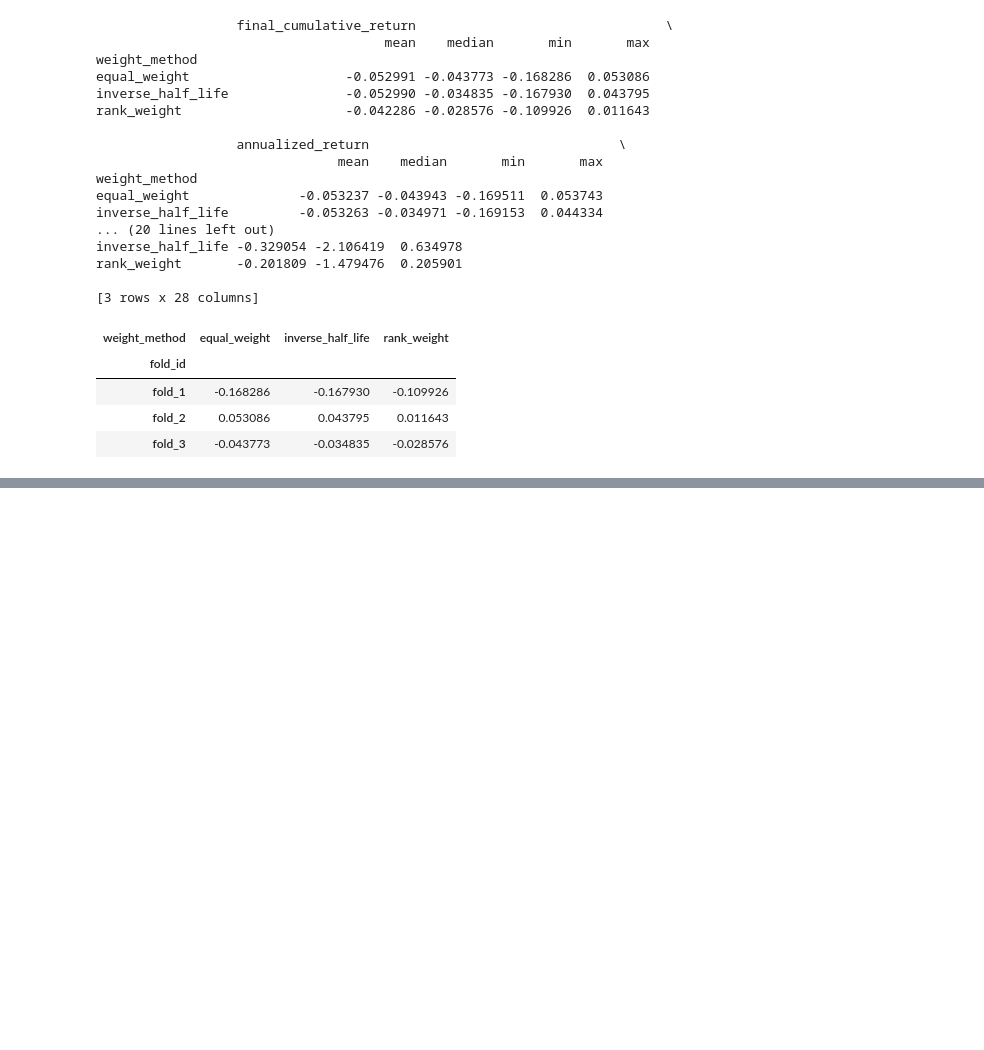
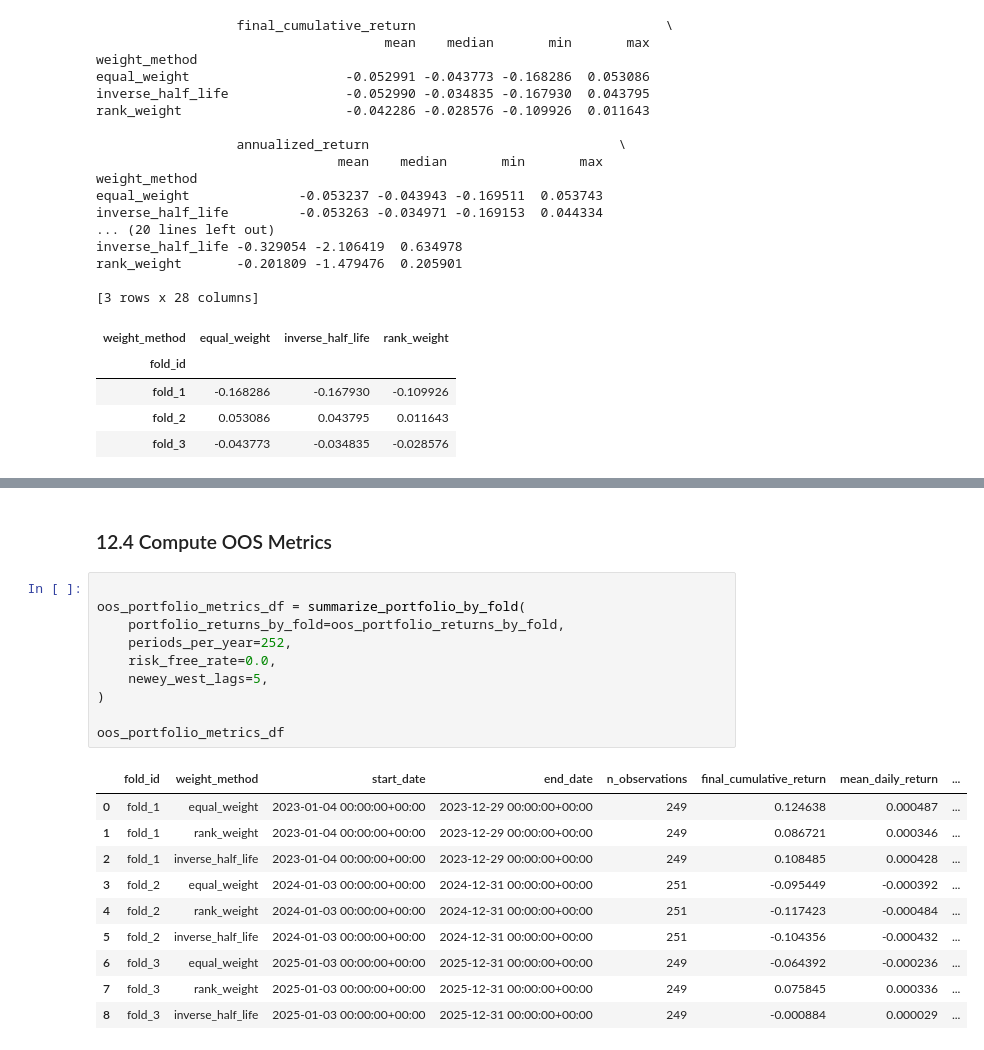
Before and after one commit to aditiseshadricodes/QuantProjects, a Jupyter notebook: pairs-trading-ai-tech/notebooks/03_portfolio_backtest_v2.ipynb, the cells around one changed output, grey strips where cells are left out. Drawn from its saved outputs; the diff is of its cells as text; blank space fills up the shorter version.

```diff
--- a/pairs-trading-ai-tech/notebooks/03_portfolio_backtest_v2.ipynb
+++ b/pairs-trading-ai-tech/notebooks/03_portfolio_backtest_v2.ipynb
@@ -1093,0 +1375,23 @@ rank_weight       -0.201809 -1.479476  0.205901
+# %% [markdown]
+### 12.4 Compute OOS Metrics
+# %%
+
+oos_portfolio_metrics_df = summarize_portfolio_by_fold(
+    portfolio_returns_by_fold=oos_portfolio_returns_by_fold,
+    periods_per_year=252,
+    risk_free_rate=0.0,
+    newey_west_lags=5,
+)
+
+oos_portfolio_metrics_df
+# %% [output]
+|  | fold_id | weight_method | start_date | end_date | n_observations | final_cumulative_return | mean_daily_return | ... |
+| 0 | fold_1 | equal_weight | 2023-01-04 00:00:00+00:00 | 2023-12-29 00:00:00+00:00 | 249 | 0.124638 | 0.000487 | ... |
+| 1 | fold_1 | rank_weight | 2023-01-04 00:00:00+00:00 | 2023-12-29 00:00:00+00:00 | 249 | 0.086721 | 0.000346 | ... |
+| 2 | fold_1 | inverse_half_life | 2023-01-04 00:00:00+00:00 | 2023-12-29 00:00:00+00:00 | 249 | 0.108485 | 0.000428 | ... |
+| 3 | fold_2 | equal_weight | 2024-01-03 00:00:00+00:00 | 2024-12-31 00:00:00+00:00 | 251 | -0.095449 | -0.000392 | ... |
+| 4 | fold_2 | rank_weight | 2024-01-03 00:00:00+00:00 | 2024-12-31 00:00:00+00:00 | 251 | -0.117423 | -0.000484 | ... |
+| 5 | fold_2 | inverse_half_life | 2024-01-03 00:00:00+00:00 | 2024-12-31 00:00:00+00:00 | 251 | -0.104356 | -0.000432 | ... |
+| 6 | fold_3 | equal_weight | 2025-01-03 00:00:00+00:00 | 2025-12-31 00:00:00+00:00 | 249 | -0.064392 | -0.000236 | ... |
+| 7 | fold_3 | rank_weight | 2025-01-03 00:00:00+00:00 | 2025-12-31 00:00:00+00:00 | 249 | 0.075845 | 0.000336 | ... |
+| 8 | fold_3 | inverse_half_life | 2025-01-03 00:00:00+00:00 | 2025-12-31 00:00:00+00:00 | 249 | -0.000884 | 0.000029 | ... |
```
Also changed, not shown: parts of 19 cells of this notebook, 15 other files.
